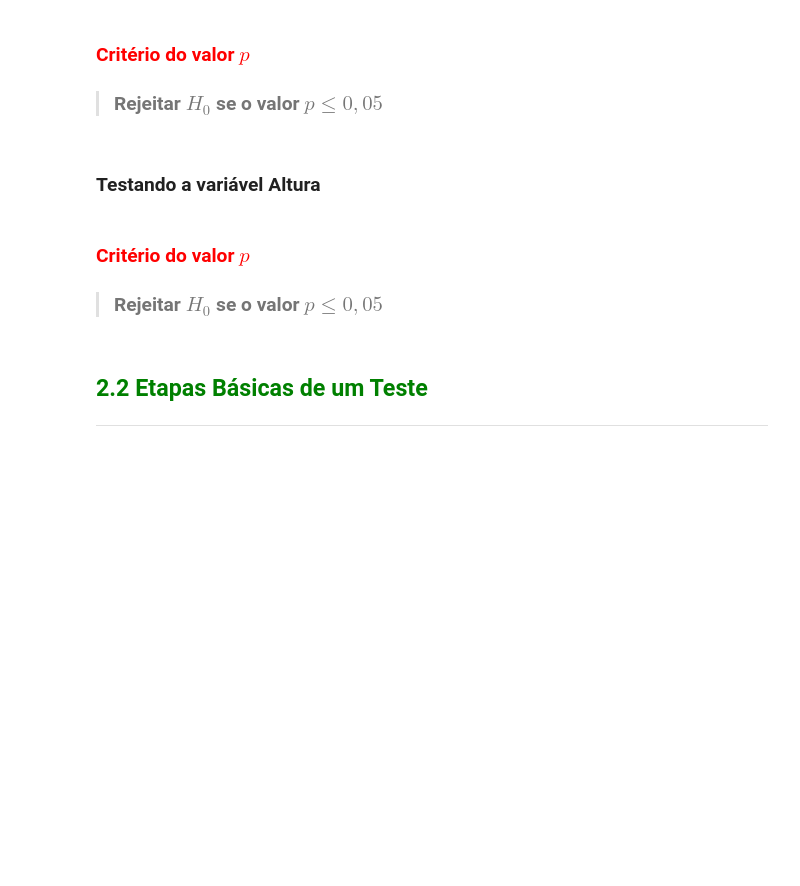
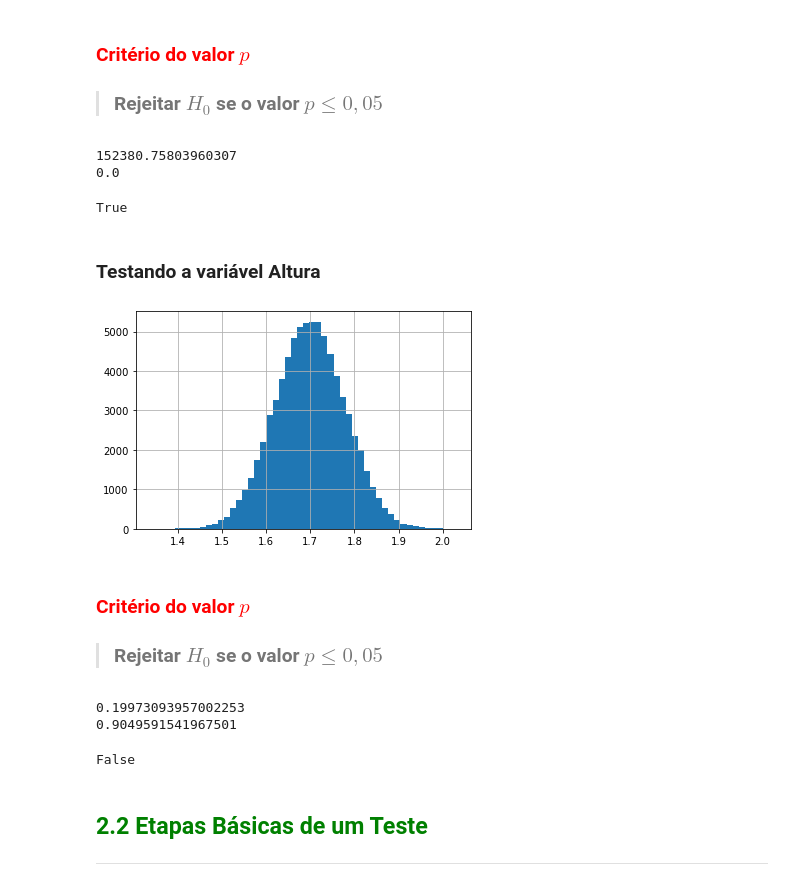
Before and after one commit to guilhermebap/Data-science-personal-study, a Jupyter notebook: Alura/Estatistica/Curso_de_Estatística_Parte_3.ipynb, the cells around one changed output. Saved outputs shown, nothing was run; the diff lists cells and outputs as text; code cells hidden in the pictures; blank space fills up the shorter version.

```diff
--- a/Alura/Estatistica/Curso_de_Estatística_Parte_3.ipynb
+++ b/Alura/Estatistica/Curso_de_Estatística_Parte_3.ipynb
@@ -142,12 +166,43 @@ A função *normaltest* testa a hipótese nula $H_0$ de que a amostra é proveni
 ### <font color='red'>Critério do valor $p$</font>
 
 > ### Rejeitar $H_0$ se o valor $p\leq 0,05$
+# %%
+stat, p_valor = normaltest(dados.Renda)
+print(stat)
+print(p_valor)
+# %% [output]
+152380.75803960307
+0.0
+# %%
+p_valor <= 0.05
+
+# Rejeita-se H0, pois o p_valor é menor que 0.05
+# %% [output]
+True
 # %% [markdown]
 ### Testando a variável Altura
+# %%
+dados.Altura.hist(bins=50)
+plt.show()
+# %% [output]
+[figure, added]
 # %% [markdown]
 ### <font color='red'>Critério do valor $p$</font>
 
 > ### Rejeitar $H_0$ se o valor $p\leq 0,05$
+# %%
+stat, p_valor = normaltest(dados.Altura)
+print(stat)
+print(p_valor)
+# %% [output]
+0.19973093957002253
+0.9049591541967501
+# %%
+p_valor <= 0.05
+
+# Não rejeitamos o H0 pois p_valor é maior que 0.05
+# %% [output]
+False
 # %% [markdown]
 ## <font color=green>2.2 Etapas Básicas de um Teste</font>
 ***
```
Also changed, not shown: parts of 23 cells of this notebook.
